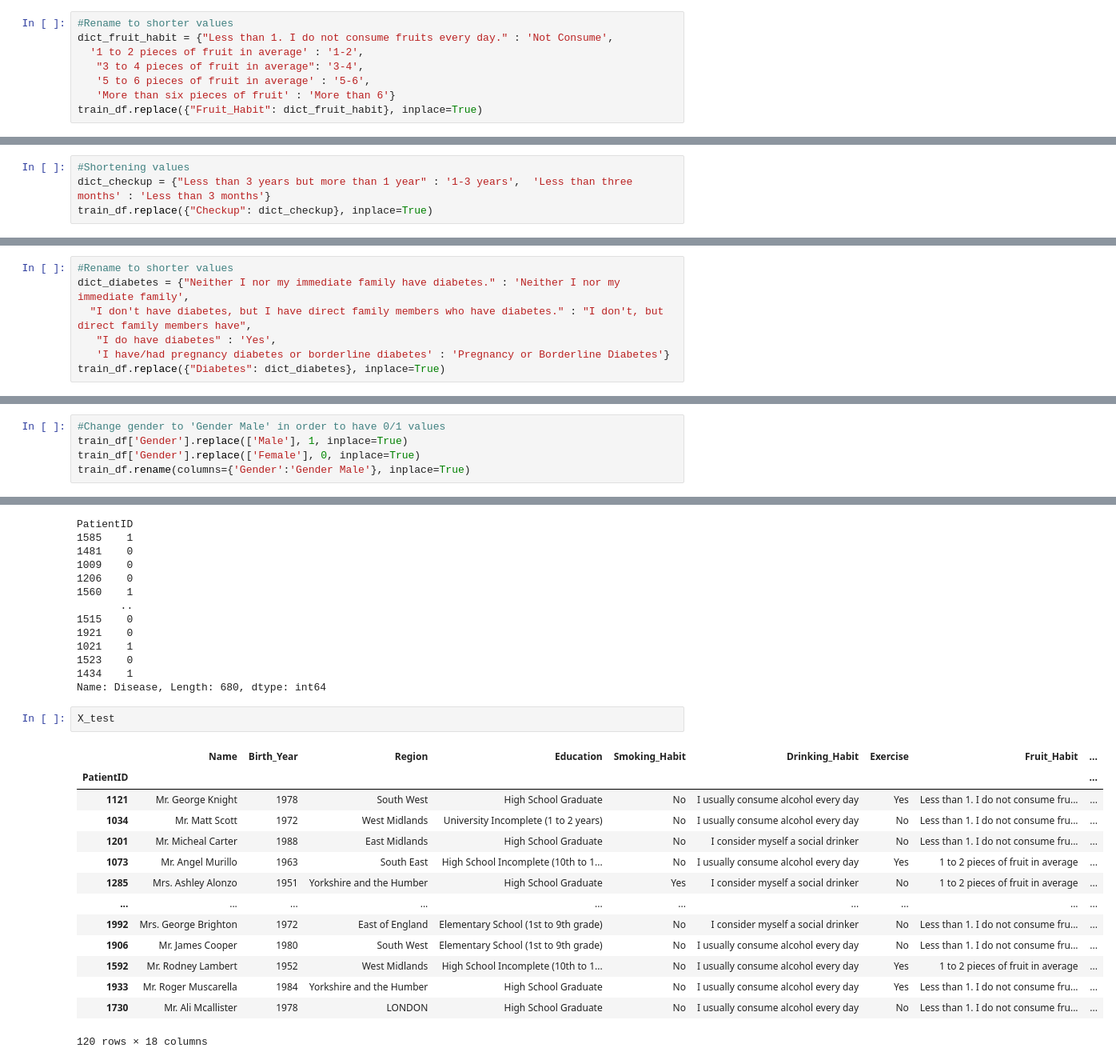
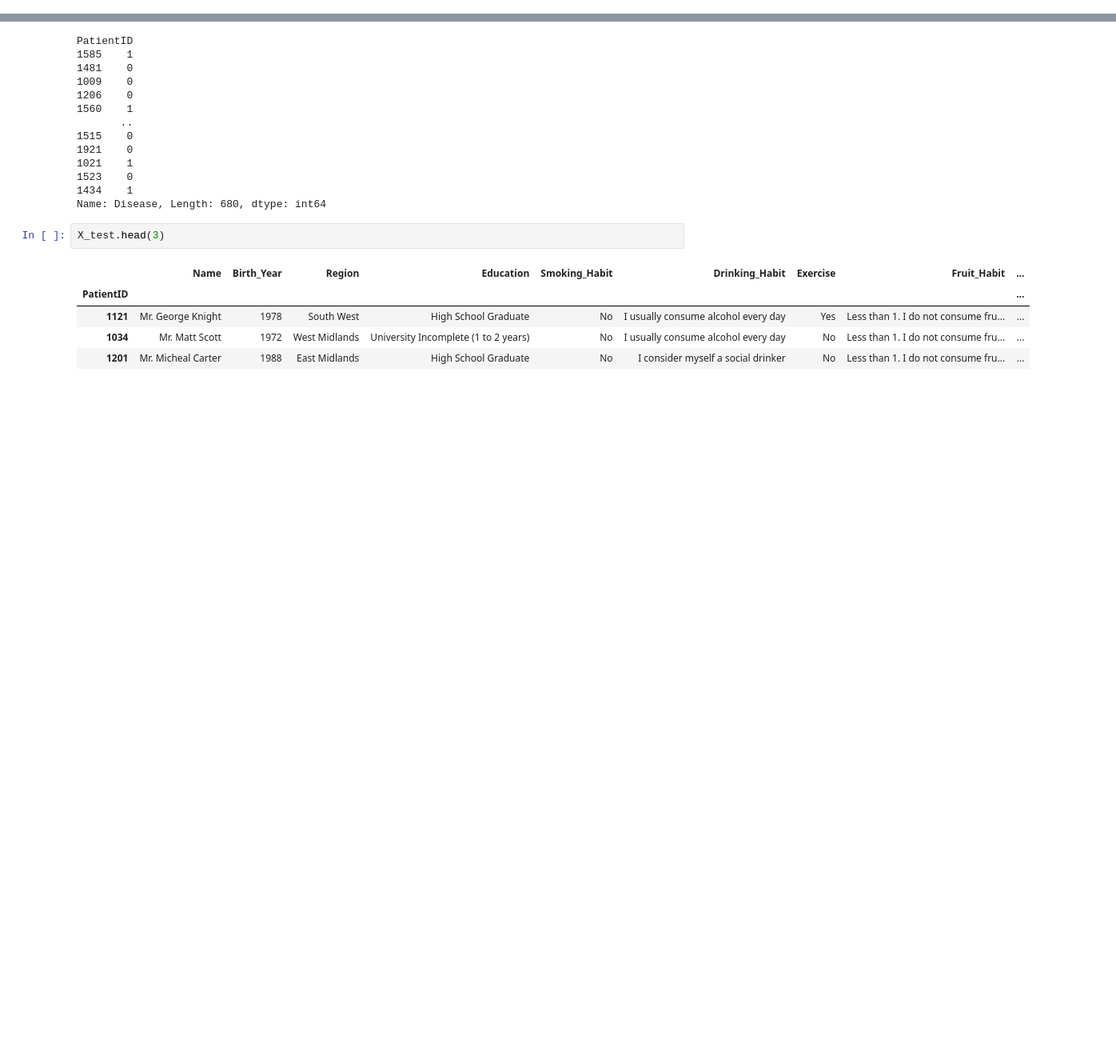
Before and after one commit to henrymmarques/MLProject, a Jupyter notebook: FINAL - Group03.ipynb, the cells around one changed output, grey strips where cells are left out. Shown at 80% size. Saved outputs shown, nothing was run; the diff lists cells and outputs as text; blank space fills up the shorter version.

```diff
--- a/FINAL - Group03.ipynb
+++ b/FINAL - Group03.ipynb
@@ -343,8 +313,0 @@ train_df['Fruit_Habit'].unique()
-# %%
-#Rename to shorter values
-dict_fruit_habit = {"Less than 1. I do not consume fruits every day." : 'Not Consume',
-  '1 to 2 pieces of fruit in average' : '1-2',
-   "3 to 4 pieces of fruit in average": '3-4',
-   '5 to 6 pieces of fruit in average' : '5-6',
-   'More than six pieces of fruit' : 'More than 6'}
-train_df.replace({"Fruit_Habit": dict_fruit_habit}, inplace=True)
@@ -355,4 +313,0 @@ train_df['Checkup'].unique()
-# %%
-#Shortening values
-dict_checkup = {"Less than 3 years but more than 1 year" : '1-3 years',  'Less than three months' : 'Less than 3 months'}
-train_df.replace({"Checkup": dict_checkup}, inplace=True)
@@ -363,7 +313,0 @@ train_df['Diabetes'].unique()
-# %%
-#Rename to shorter values
-dict_diabetes = {"Neither I nor my immediate family have diabetes." : 'Neither I nor my immediate family',
-  "I don't have diabetes, but I have direct family members who have diabetes." : "I don't, but direct family members have",
-   "I do have diabetes" : 'Yes',
-   'I have/had pregnancy diabetes or borderline diabetes' : 'Pregnancy or Borderline Diabetes'}
-train_df.replace({"Diabetes": dict_diabetes}, inplace=True)
@@ -372,5 +313,0 @@ train_df.replace({"Diabetes": dict_diabetes}, inplace=True)
-# %%
-#Change gender to 'Gender Male' in order to have 0/1 values
-train_df['Gender'].replace(['Male'], 1, inplace=True)
-train_df['Gender'].replace(['Female'], 0, inplace=True)
-train_df.rename(columns={'Gender':'Gender Male'}, inplace=True)
@@ -450,22 +358,13 @@ PatientID
 1434    1
 Name: Disease, Length: 680, dtype: int64
 # %%
-X_test
+X_test.head(3)
 # %% [output]
 |  | Name | Birth_Year | Region | Education | Smoking_Habit | Drinking_Habit | Exercise | Fruit_Habit | ... |
 | PatientID |  |  |  |  |  |  |  |  | ... |
 | 1121 | Mr. George Knight | 1978 | South West | High School Graduate | No | I usually consume alcohol every day | Yes | Less than 1. I do not consume fru... | ... |
 | 1034 | Mr. Matt Scott | 1972 | West Midlands | University Incomplete (1 to 2 years) | No | I usually consume alcohol every day | No | Less than 1. I do not consume fru... | ... |
 | 1201 | Mr. Micheal Carter | 1988 | East Midlands | High School Graduate | No | I consider myself a social drinker | No | Less than 1. I do not consume fru... | ... |
-| 1073 | Mr. Angel Murillo | 1963 | South East | High School Incomplete (10th to 1... | No | I usually consume alcohol every day | Yes | 1 to 2 pieces of fruit in average | ... |
-| 1285 | Mrs. Ashley Alonzo | 1951 | Yorkshire and the Humber | High School Graduate | Yes | I consider myself a social drinker | No | 1 to 2 pieces of fruit in average | ... |
-| ... | ... | ... | ... | ... | ... | ... | ... | ... | ... |
-| 1992 | Mrs. George Brighton | 1972 | East of England | Elementary School (1st to 9th grade) | No | I consider myself a social drinker | No | Less than 1. I do not consume fru... | ... |
-| 1906 | Mr. James Cooper | 1980 | South West | Elementary School (1st to 9th grade) | No | I usually consume alcohol every day | No | Less than 1. I do not consume fru... | ... |
-| 1592 | Mr. Rodney Lambert | 1952 | West Midlands | High School Incomplete (10th to 1... | No | I usually consume alcohol every day | Yes | 1 to 2 pieces of fruit in average | ... |
-| 1933 | Mr. Roger Muscarella | 1984 | Yorkshire and the Humber | High School Graduate | No | I usually consume alcohol every day | Yes | Less than 1. I do not consume fru... | ... |
-| 1730 | Mr. Ali Mcallister | 1978 | LONDON | High School Graduate | No | I usually consume alcohol every day | No | Less than 1. I do not consume fru... | ... |
-120 rows × 18 columns
 # %%
 train_data_num = X_train.select_dtypes(include=np.number).set_index(X_train.index).copy()
 train_data_cat = X_train.select_dtypes(exclude=np.number).set_index(X_train.index).copy()
```
Also changed, not shown: parts of 106 cells of this notebook, 3 other files.
